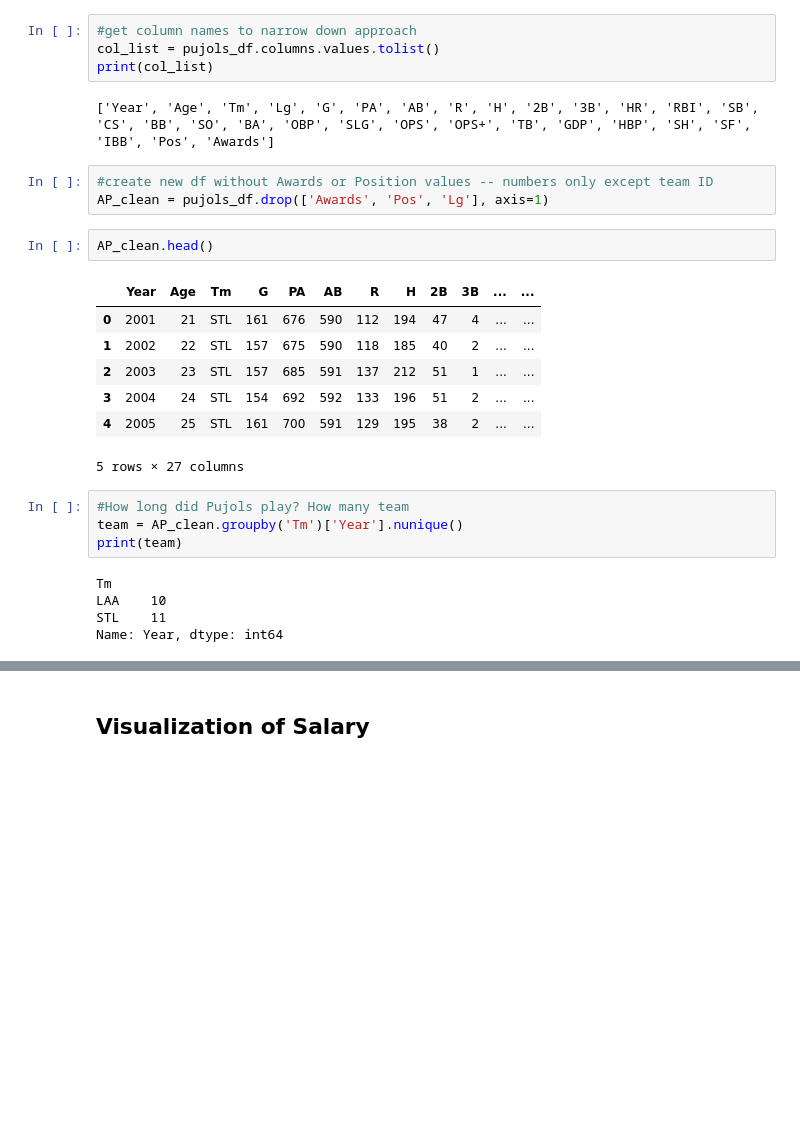
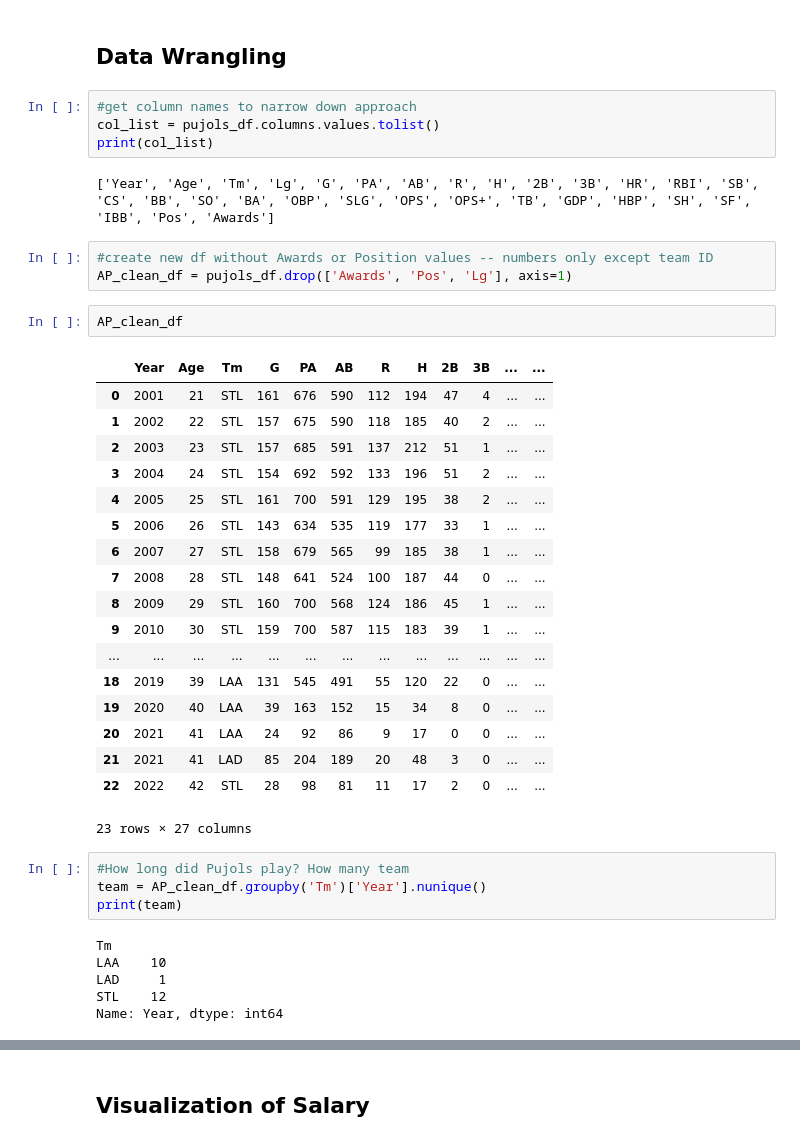
Before and after one commit to drainganggtb/Pujols_VizPractice, a Jupyter notebook: pujols_workbook.ipynb, the cells around one changed output, grey strips where cells are left out. Drawn from its saved outputs; the diff is of its cells as text; blank space fills up the shorter version.

```diff
--- a/pujols_workbook.ipynb
+++ b/pujols_workbook.ipynb
@@ -29,3 +29,5 @@ pujols_df.head
+# %% [markdown]
+## Data Wrangling
 # %%
 #get column names to narrow down approach
 col_list = pujols_df.columns.values.tolist()
@@ -34,25 +36,37 @@ print(col_list)
 ['Year', 'Age', 'Tm', 'Lg', 'G', 'PA', 'AB', 'R', 'H', '2B', '3B', 'HR', 'RBI', 'SB', 'CS', 'BB', 'SO', 'BA', 'OBP', 'SLG', 'OPS', 'OPS+', 'TB', 'GDP', 'HBP', 'SH', 'SF', 'IBB', 'Pos', 'Awards']
 # %%
 #create new df without Awards or Position values -- numbers only except team ID
-AP_clean = pujols_df.drop(['Awards', 'Pos', 'Lg'], axis=1)
+AP_clean_df = pujols_df.drop(['Awards', 'Pos', 'Lg'], axis=1)
-# %%
-AP_clean.head()
-# %% [output]
-|  | Year | Age | Tm | G | PA | AB | R | H | 2B | 3B | ... | ... |
-| 0 | 2001 | 21 | STL | 161 | 676 | 590 | 112 | 194 | 47 | 4 | ... | ... |
-| 1 | 2002 | 22 | STL | 157 | 675 | 590 | 118 | 185 | 40 | 2 | ... | ... |
-| 2 | 2003 | 23 | STL | 157 | 685 | 591 | 137 | 212 | 51 | 1 | ... | ... |
-| 3 | 2004 | 24 | STL | 154 | 692 | 592 | 133 | 196 | 51 | 2 | ... | ... |
-| 4 | 2005 | 25 | STL | 161 | 700 | 591 | 129 | 195 | 38 | 2 | ... | ... |
-5 rows × 27 columns
+# %%
+AP_clean_df
+# %% [output]
+|  | Year | Age | Tm | G | PA | AB | R | H | 2B | 3B | ... | ... |
+| 0 | 2001 | 21 | STL | 161 | 676 | 590 | 112 | 194 | 47 | 4 | ... | ... |
+| 1 | 2002 | 22 | STL | 157 | 675 | 590 | 118 | 185 | 40 | 2 | ... | ... |
+| 2 | 2003 | 23 | STL | 157 | 685 | 591 | 137 | 212 | 51 | 1 | ... | ... |
+| 3 | 2004 | 24 | STL | 154 | 692 | 592 | 133 | 196 | 51 | 2 | ... | ... |
+| 4 | 2005 | 25 | STL | 161 | 700 | 591 | 129 | 195 | 38 | 2 | ... | ... |
+| 5 | 2006 | 26 | STL | 143 | 634 | 535 | 119 | 177 | 33 | 1 | ... | ... |
+| 6 | 2007 | 27 | STL | 158 | 679 | 565 | 99 | 185 | 38 | 1 | ... | ... |
+| 7 | 2008 | 28 | STL | 148 | 641 | 524 | 100 | 187 | 44 | 0 | ... | ... |
+| 8 | 2009 | 29 | STL | 160 | 700 | 568 | 124 | 186 | 45 | 1 | ... | ... |
+| 9 | 2010 | 30 | STL | 159 | 700 | 587 | 115 | 183 | 39 | 1 | ... | ... |
+| ... | ... | ... | ... | ... | ... | ... | ... | ... | ... | ... | ... | ... |
+| 18 | 2019 | 39 | LAA | 131 | 545 | 491 | 55 | 120 | 22 | 0 | ... | ... |
+| 19 | 2020 | 40 | LAA | 39 | 163 | 152 | 15 | 34 | 8 | 0 | ... | ... |
+| 20 | 2021 | 41 | LAA | 24 | 92 | 86 | 9 | 17 | 0 | 0 | ... | ... |
+| 21 | 2021 | 41 | LAD | 85 | 204 | 189 | 20 | 48 | 3 | 0 | ... | ... |
+| 22 | 2022 | 42 | STL | 28 | 98 | 81 | 11 | 17 | 2 | 0 | ... | ... |
+23 rows × 27 columns
 # %%
 #How long did Pujols play? How many team
-team = AP_clean.groupby('Tm')['Year'].nunique()
+team = AP_clean_df.groupby('Tm')['Year'].nunique()
 print(team)
 # %% [output]
 Tm
 LAA    10
-STL    11
+LAD     1
+STL    12
 Name: Year, dtype: int64
 # %%
 #grouping by team to see how stats changed when he switched teams
```
Also changed, not shown: parts of 11 cells of this notebook.
